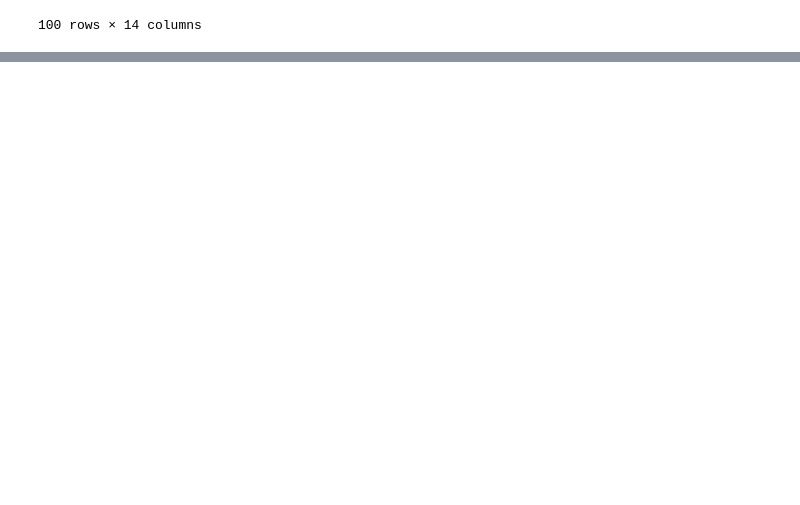
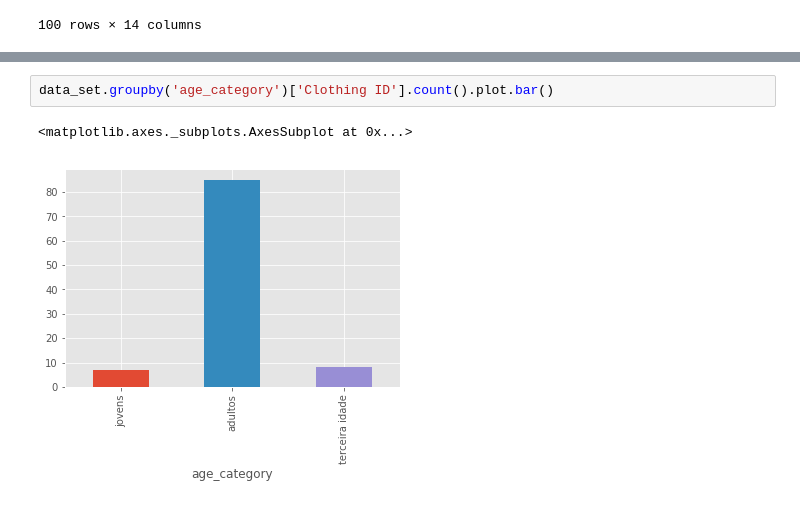
Before and after one commit to if1015-datascience-ufpe/2018-2-projeto-prepi, a Jupyter notebook: projeto/preprocessing.ipynb, the cells around one changed output, grey strips where cells are left out. Cells and saved outputs as stored; diff of their text form; blank space fills up the shorter version.

```diff
--- a/projeto/preprocessing.ipynb
+++ b/projeto/preprocessing.ipynb
@@ -234,0 +281,5 @@ data_set['Age'].plot.hist(bins=20)
+# %%
+data_set.groupby('age_category')['Clothing ID'].count().plot.bar()
+# %% [output]
+<matplotlib.axes._subplots.AxesSubplot at 0x...>
+[figure, added]
```
Also changed, not shown: parts of 21 cells of this notebook.
